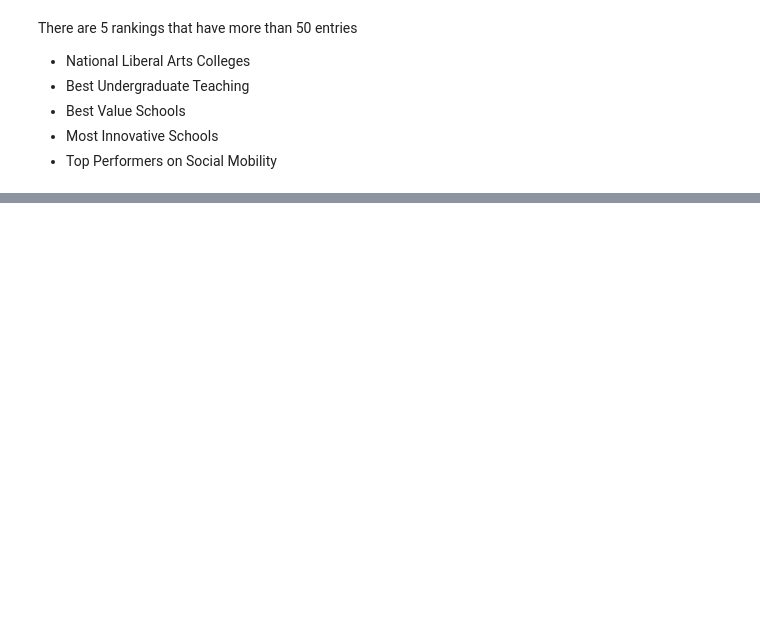
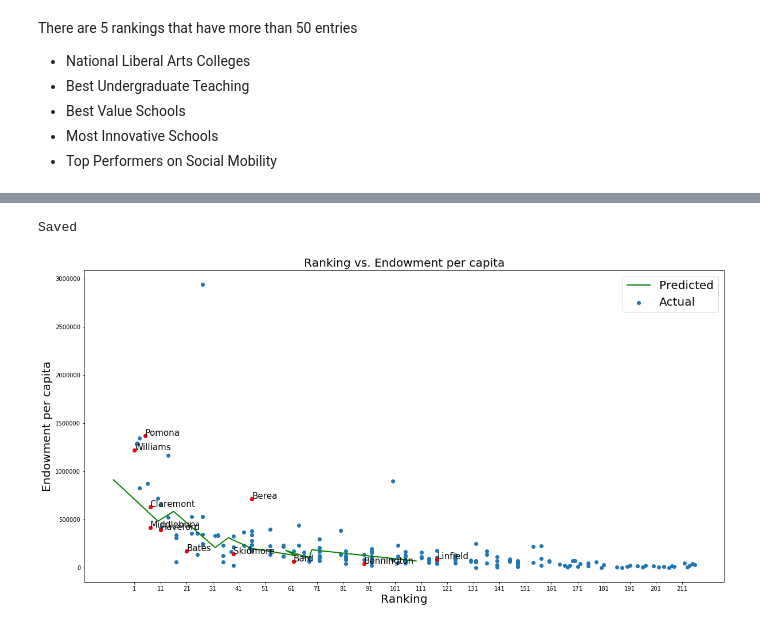
Before and after one commit to panda1835/building_LAC_2, a Jupyter notebook: Visualization.ipynb, the cells around one changed output, grey strips where cells are left out. Cells and saved outputs as stored; diff of their text form; code cells hidden in the pictures; blank space fills up the shorter version.

Commit message:
Finish scatter plot for ranking vs. endowment per capita

```diff
--- a/Visualization.ipynb
+++ b/Visualization.ipynb
@@ -136,0 +139,2 @@ usnews[(usnews[category[5]] >= 11) & (usnews[category[5]] <= 11+9)]['Freshmen_re
+# %%
+usnews['endowment_per_capita'] = usnews["2018 Endowment"]/usnews["Total Enrollment"]
@@ -136,0 +145,3 @@ usnews[(usnews[category[5]] >= 11) & (usnews[category[5]] <= 11+9)]['Freshmen_re
+# %%
+model = pd.read_csv("model_predicted_modified.csv")
+model.head()
@@ -136,0 +155,22 @@ usnews[(usnews[category[5]] >= 11) & (usnews[category[5]] <= 11+9)]['Freshmen_re
+# %%
+model_ranking = []
+model_endowment = []
+for i in range(1,101,10):
+    endowment = []
+    model_ranking.append(round(model[(model["Actual Ranking"] >= i) & (model["Actual Ranking"] <= i+9)] \
+                         ['Model predicted ranking'].mean()))
+    for i in model[(model["Actual Ranking"] >= i) & (model["Actual Ranking"] <= i+9)]['Name'].tolist():
+        endowment.append(usnews[usnews["Name"] == i]["endowment_per_capita"].tolist()[0])
+    model_endowment.append(np.array(endowment).mean())
+
+endowment = []
+model_ranking.append(round(model[(model["Actual Ranking"] >= 101)]['Model predicted ranking'].mean()))
+for i in model[(model["Actual Ranking"] >= 101)]['Name'].tolist():
+    endowment.append(usnews[usnews["Name"] == i]["endowment_per_capita"].tolist()[0])
+model_endowment.append(np.array(endowment).mean())
+
+print("average predicted ranking")
+print(model_ranking)
+print()
+print("average predicted endowment per capita")
+print(model_endowment)
@@ -136,0 +183,21 @@ usnews[(usnews[category[5]] >= 11) & (usnews[category[5]] <= 11+9)]['Freshmen_re
+# %%
+plt.figure(figsize = (20,10))
+plt.scatter(usnews['Ranking'], usnews['endowment_per_capita'], label = "Actual")
+for college in label:
+    plt.text(usnews[usnews["Name"] == college]["Ranking"], \
+             usnews[usnews["Name"] == college]["endowment_per_capita"],college.split(" ")[0], fontsize = 15)
+for college in label:
+    plt.scatter(usnews[usnews["Name"] == college]["Ranking"], \
+             usnews[usnews["Name"] == college]["endowment_per_capita"], c = 'r')
+plt.plot(model_ranking, model_endowment, c ='g', linewidth = 2, label = "Predicted")
+plt.xlabel("Ranking", fontsize = 20)
+plt.ylabel("Endowment per capita", fontsize = 20)
+plt.title("Ranking vs. Endowment per capita", fontsize = 20)
+plt.legend(fontsize = 20)
+plt.xticks([i for i in range(1,215,10)])
+plt.savefig("ranking-endowment.png", format = "png")
+print("Saved")
+plt.show()
+# %% [output]
+Saved
+[figure, added]
```
Also changed, not shown: parts of 15 cells of this notebook, 2 other files.
